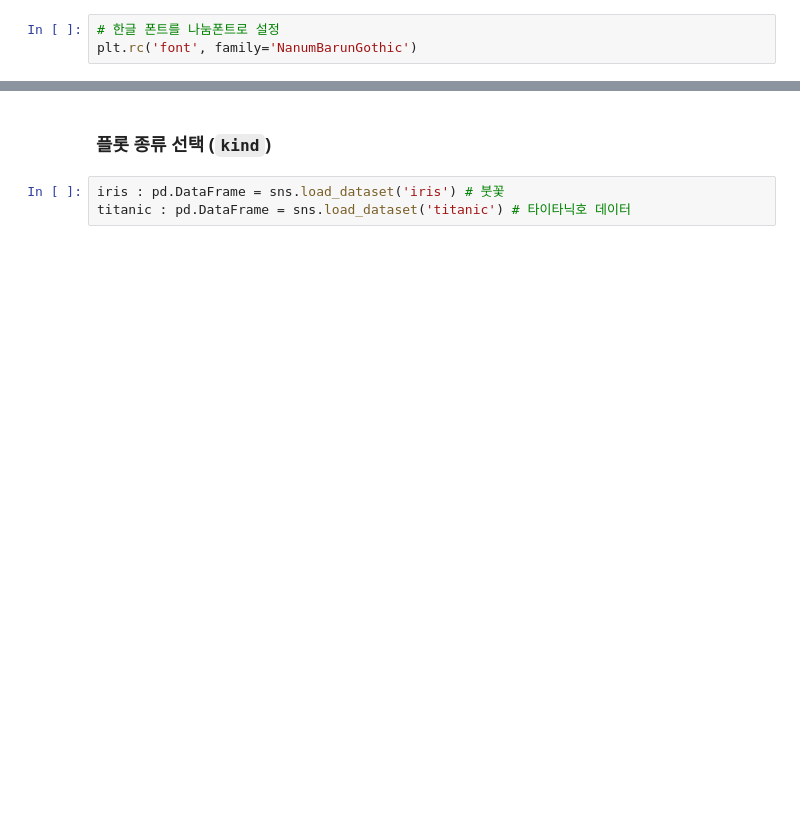
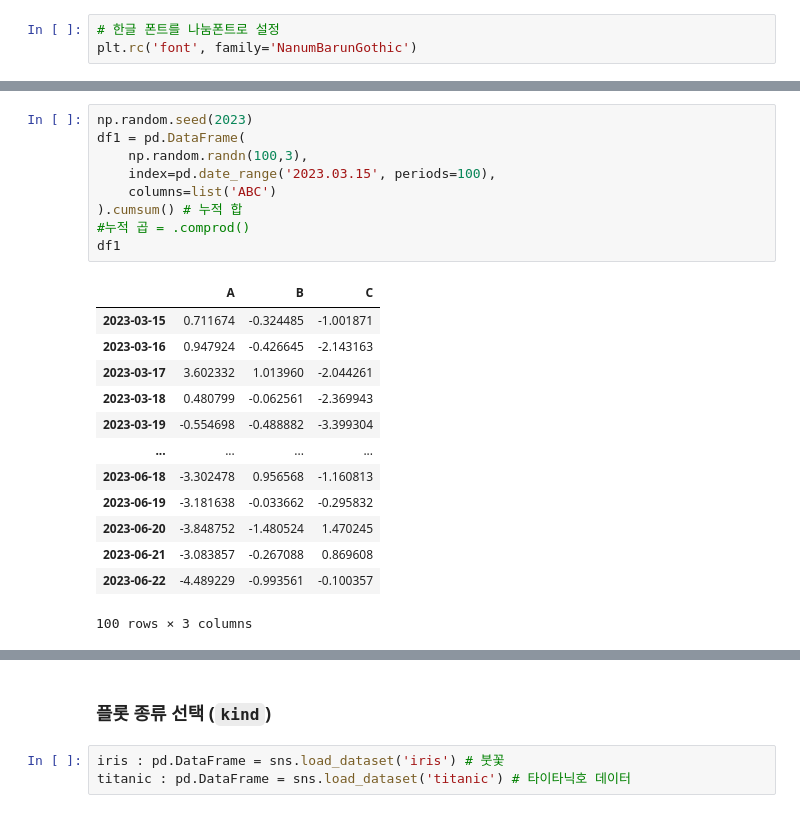
Before and after one commit to hiid0726/DataAnalysis, a Jupyter notebook: hiid0726/ch07_01_시각화_기초_ym.ipynb, the cells around one changed output, grey strips where cells are left out. Drawn from its saved outputs; the diff is of its cells as text; blank space fills up the shorter version.

```diff
--- a/hiid0726/ch07_01_시각화_기초_ym.ipynb
+++ b/hiid0726/ch07_01_시각화_기초_ym.ipynb
@@ -389,0 +394,23 @@ plt.rc('font', family='NanumBarunGothic')
+# %%
+np.random.seed(2023)
+df1 = pd.DataFrame(
+    np.random.randn(100,3),
+    index=pd.date_range('2023.03.15', periods=100),
+    columns=list('ABC')
+).cumsum() # 누적 합
+#누적 곱 = .comprod()
+df1
+# %% [output]
+|  | A | B | C |
+| 2023-03-15 | 0.711674 | -0.324485 | -1.001871 |
+| 2023-03-16 | 0.947924 | -0.426645 | -2.143163 |
+| 2023-03-17 | 3.602332 | 1.013960 | -2.044261 |
+| 2023-03-18 | 0.480799 | -0.062561 | -2.369943 |
+| 2023-03-19 | -0.554698 | -0.488882 | -3.399304 |
+| ... | ... | ... | ... |
+| 2023-06-18 | -3.302478 | 0.956568 | -1.160813 |
+| 2023-06-19 | -3.181638 | -0.033662 | -0.295832 |
+| 2023-06-20 | -3.848752 | -1.480524 | 1.470245 |
+| 2023-06-21 | -3.083857 | -0.267088 | 0.869608 |
+| 2023-06-22 | -4.489229 | -0.993561 | -0.100357 |
+100 rows × 3 columns
```
Also changed, not shown: parts of 21 cells of this notebook.
